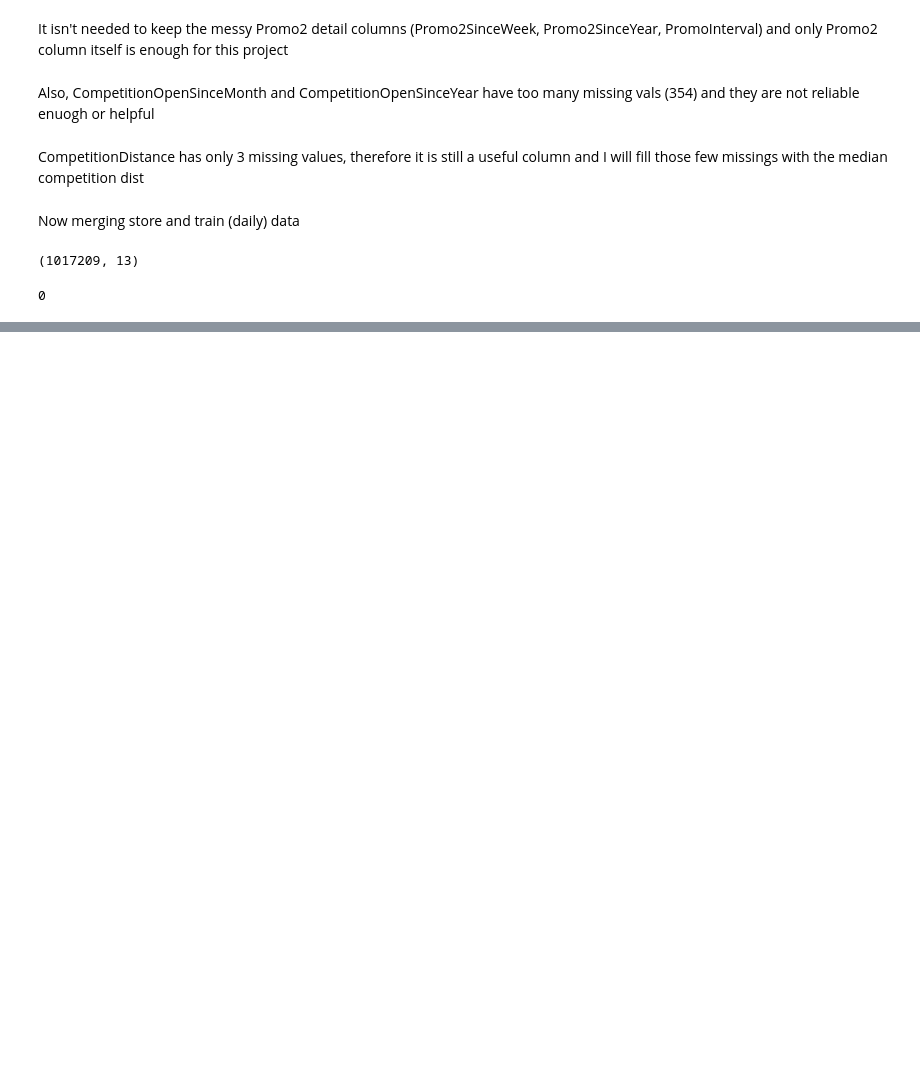
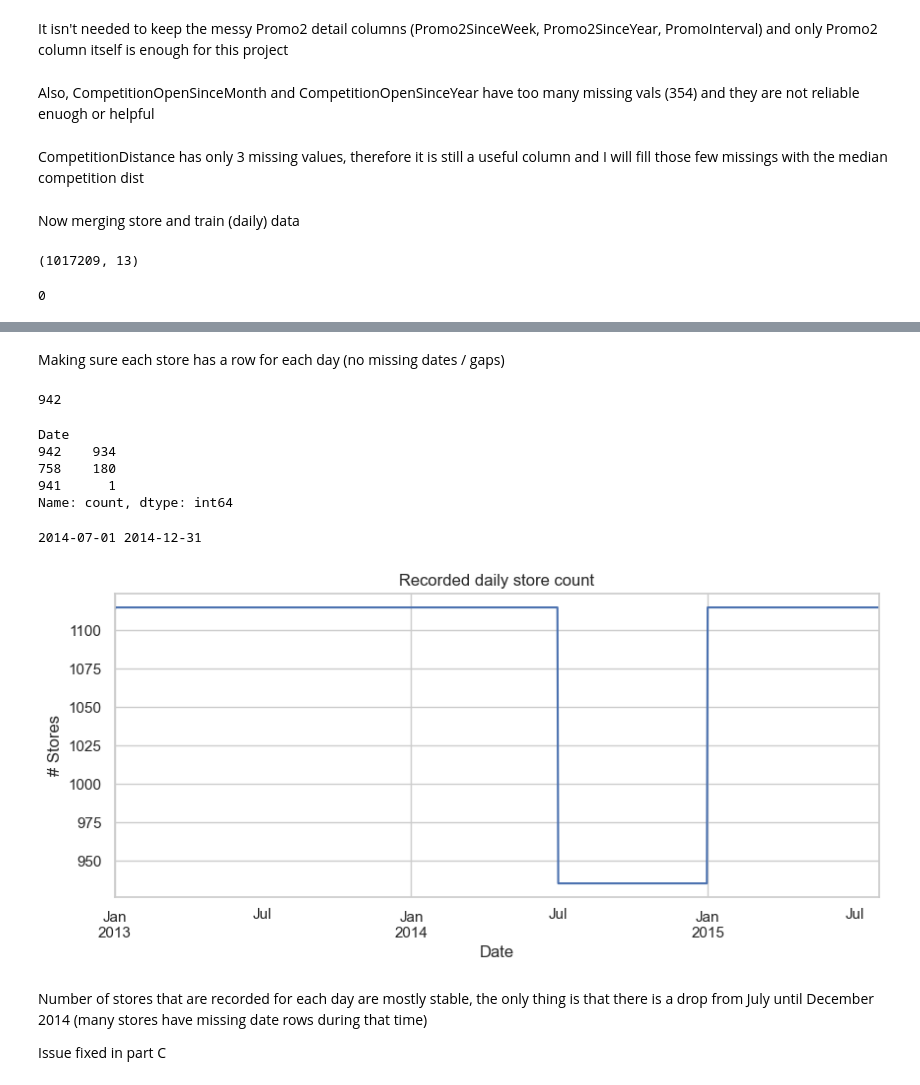
Before and after one commit to sam-ensafi/retail-sales-forecasting-rossmann, a Jupyter notebook: notebooks/eda.ipynb, the cells around one changed output, grey strips where cells are left out. Drawn from its saved outputs; the diff is of its cells as text; code cells hidden in the pictures; blank space fills up the shorter version.

Commit message:
closed days and date gaps

```diff
--- a/notebooks/eda.ipynb
+++ b/notebooks/eda.ipynb
@@ -231,0 +269,2 @@ print(df.isna().sum().sum())
+# %% [markdown]
+Making sure each store has a row for each day (no missing dates / gaps)
@@ -231,0 +274,39 @@ print(df.isna().sum().sum())
+# %%
+# total days count
+print((train['Date'].max()-train['Date'].min()).days+1)
+#print((train['Date'].max()-train['Date'].min()).days)
+# %% [output]
+942
+# %%
+# 934 stores correctly have all 942 days
+# 181 stores have missing dates (one of them just missing 1 date)
+print(days_per_store.value_counts())
+# %% [output]
+Date
+942    934
+758    180
+941      1
+Name: count, dtype: int64
+# %%
+# one store that has missing date as example to see missing dates of it
+short_store = days_per_store[days_per_store==758].index[0]
+one = train[train["Store"]==short_store]
+#print(short_store)
+#print(len(one))
+fullRange = pd.date_range(one['Date'].min(),one['Date'].max())
+gap = fullRange.difference(one['Date'])
+print(gap.min().date(), gap.max().date())#missing portion/range
+# %% [output]
+2014-07-01 2014-12-31
+# %%
+plt.figure(figsize=(10,4))
+train.groupby('Date').size().plot()
+plt.title("Recorded daily store count")
+plt.ylabel("# Stores")
+plt.show()
+# %% [output]
+[figure, added]
+# %% [markdown]
+Number of stores that are recorded for each day are mostly stable, the only thing is that there is a drop from July until December 2014 (many stores have missing date rows during that time)
+
+Issue fixed in part C
```
Also changed, not shown: parts of 8 cells of this notebook.
